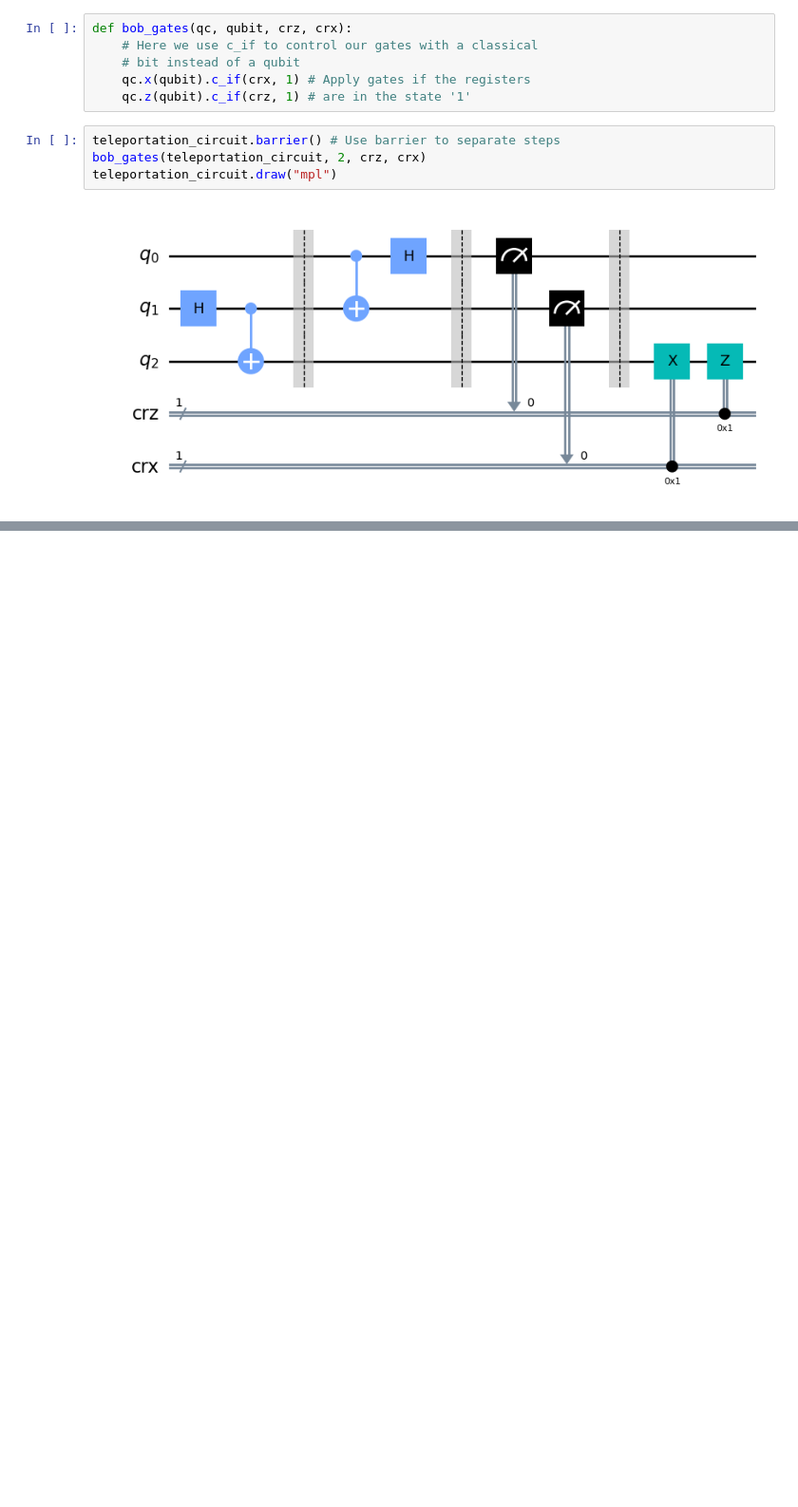
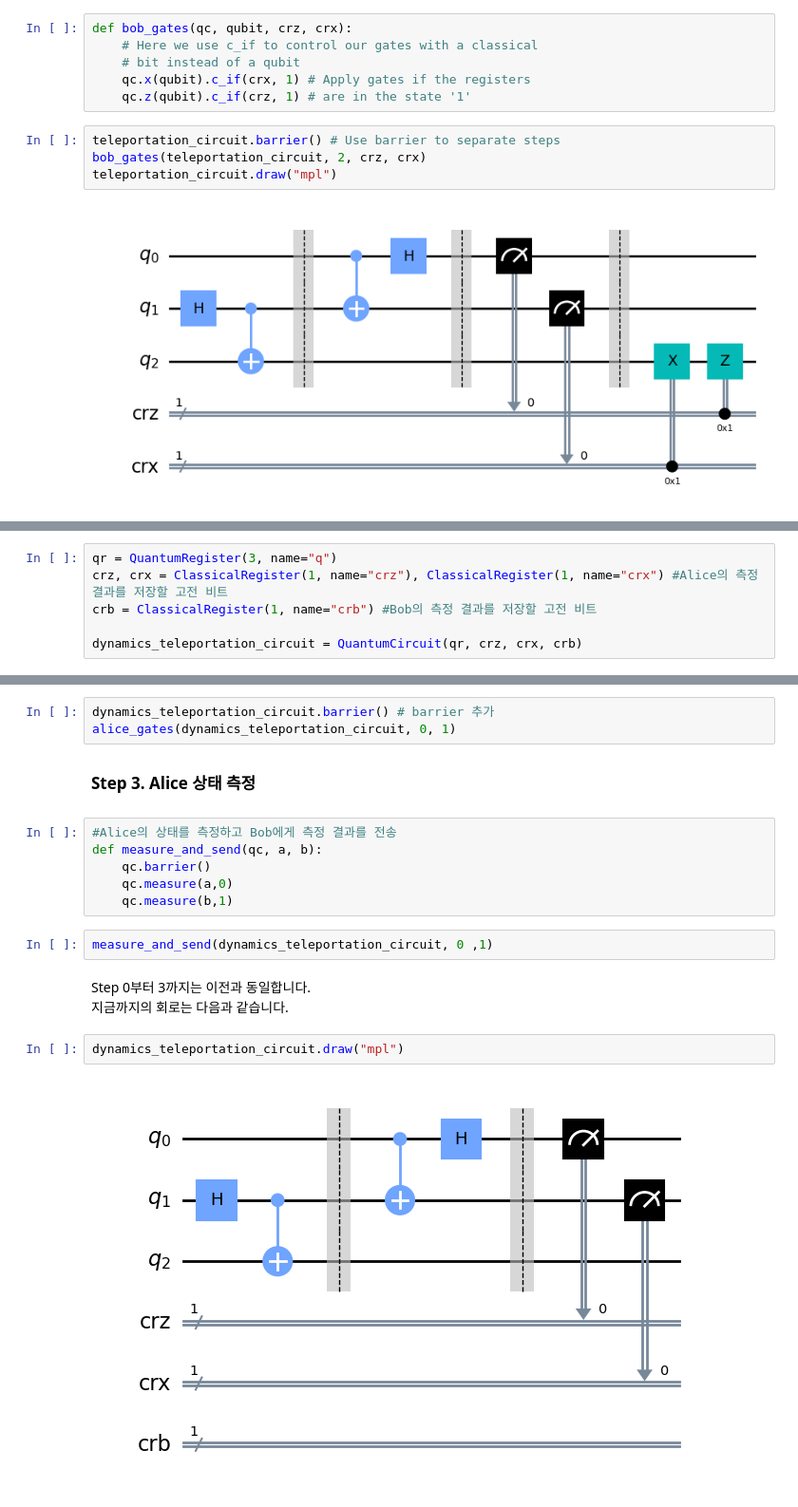
Before and after one commit to geekCYS/2023-Qiskit-User-MeetUp, a Jupyter notebook: 230630_Qiskit_MeetUp_양자순간이동.ipynb, the cells around one changed output, grey strips where cells are left out. Shown at 95% size. Cells and saved outputs as stored; diff of their text form; blank space fills up the shorter version.

```diff
--- a/230630_Qiskit_MeetUp_양자순간이동.ipynb
+++ b/230630_Qiskit_MeetUp_양자순간이동.ipynb
@@ -141,0 +156,6 @@ teleportation_circuit.draw("mpl")
+# %%
+qr = QuantumRegister(3, name="q")
+crz, crx = ClassicalRegister(1, name="crz"), ClassicalRegister(1, name="crx") #Alice의 측정 결과를 저장할 고전 비트
+crb = ClassicalRegister(1, name="crb") #Bob의 측정 결과를 저장할 고전 비트
+
+dynamics_teleportation_circuit = QuantumCircuit(qr, crz, crx, crb)
@@ -141,0 +177,20 @@ teleportation_circuit.draw("mpl")
+# %%
+dynamics_teleportation_circuit.barrier() # barrier 추가
+alice_gates(dynamics_teleportation_circuit, 0, 1)
+# %% [markdown]
+**<p style="font-size:17px">Step 3. Alice 상태 측정</p>**
+# %%
+#Alice의 상태를 측정하고 Bob에게 측정 결과를 전송
+def measure_and_send(qc, a, b):
+    qc.barrier()
+    qc.measure(a,0)
+    qc.measure(b,1)
+# %%
+measure_and_send(dynamics_teleportation_circuit, 0 ,1)
+# %% [markdown]
+Step 0부터 3까지는 이전과 동일합니다.
+지금까지의 회로는 다음과 같습니다.
+# %%
+dynamics_teleportation_circuit.draw("mpl")
+# %% [output]
+[figure, added]
```
Also changed, not shown: parts of 37 cells of this notebook.
